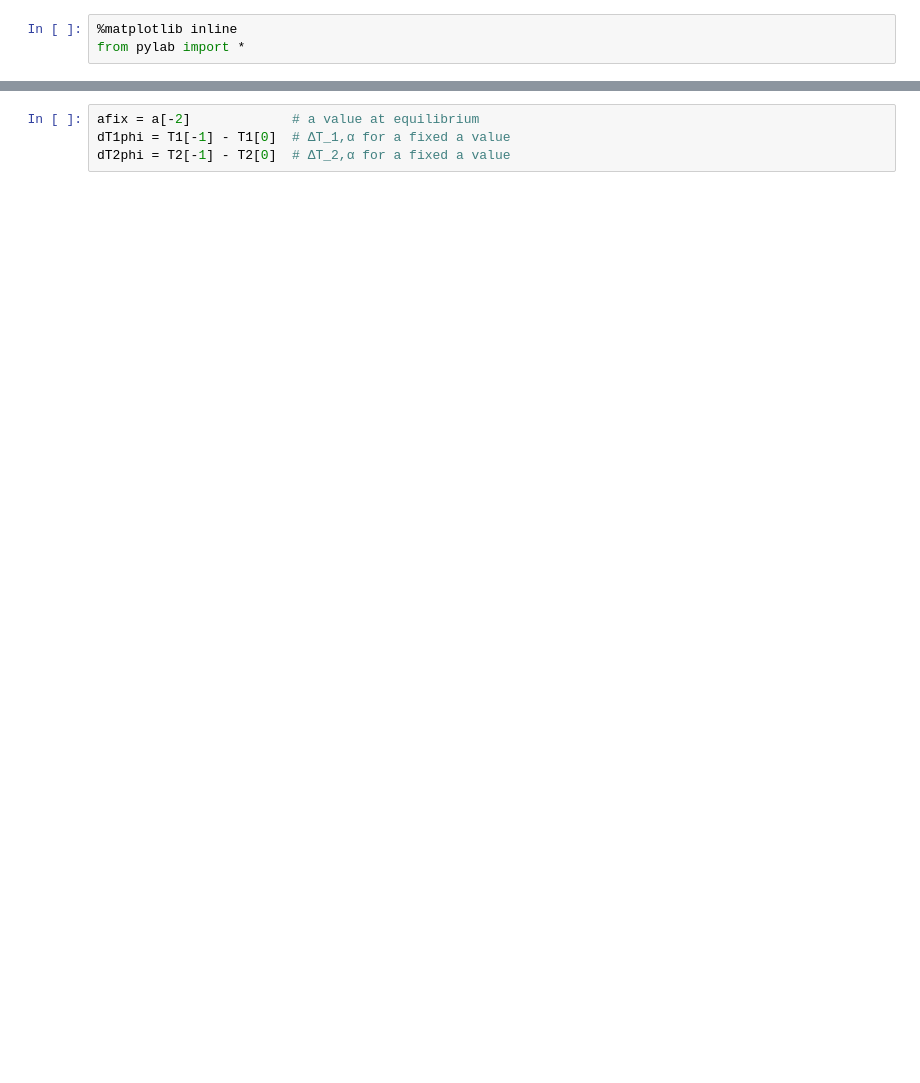
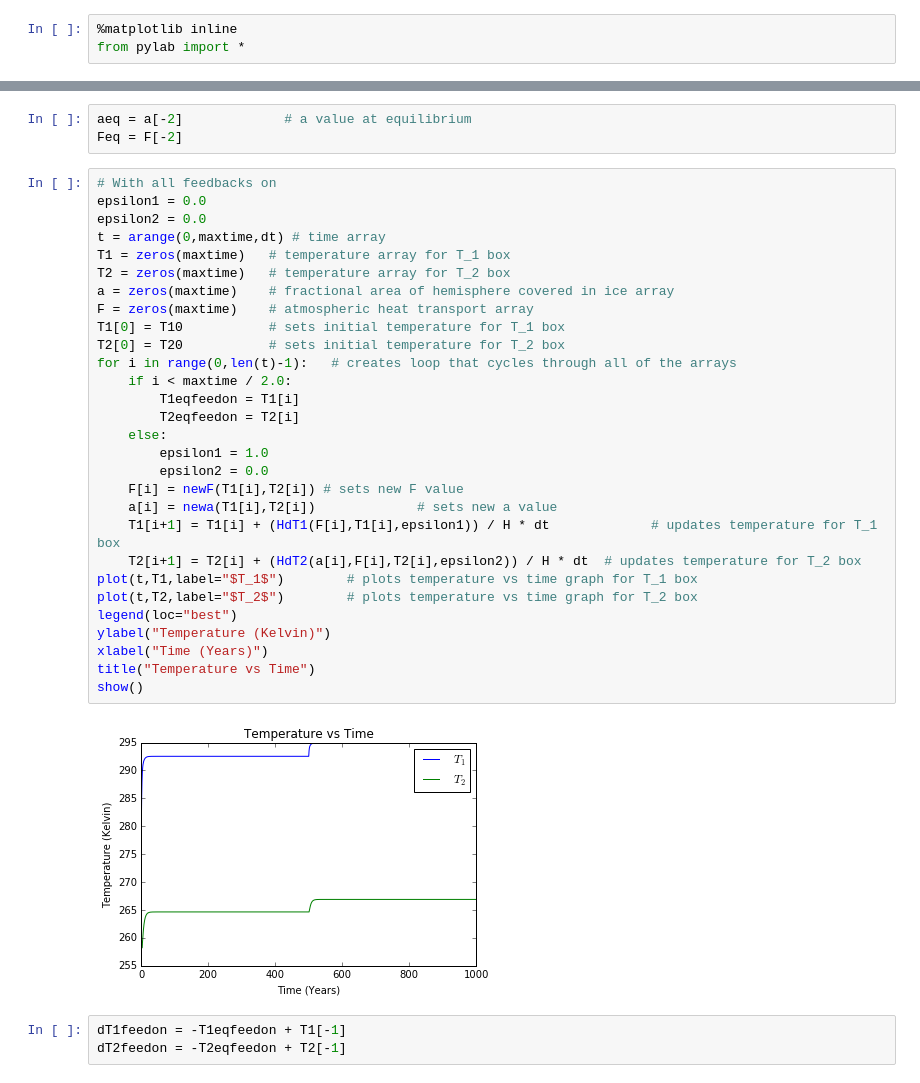
Before and after one commit to ccovington1959/Climate-Model, a Jupyter notebook: Climate Model.ipynb, the cells around one changed output, grey strips where cells are left out. Drawn from its saved outputs; the diff is of its cells as text; blank space fills up the shorter version.

```diff
--- a/Climate Model.ipynb
+++ b/Climate Model.ipynb
@@ -62,4 +63,37 @@ show()
-# %%
-afix = a[-2]             # a value at equilibrium
-dT1phi = T1[-1] - T1[0]  # ΔT_1,α for a fixed a value
-dT2phi = T2[-1] - T2[0]  # ΔT_2,α for a fixed a value
+# %%
+aeq = a[-2]             # a value at equilibrium
+Feq = F[-2]
+# %%
+# With all feedbacks on
+epsilon1 = 0.0
+epsilon2 = 0.0
+t = arange(0,maxtime,dt) # time array
+T1 = zeros(maxtime)   # temperature array for T_1 box
+T2 = zeros(maxtime)   # temperature array for T_2 box
+a = zeros(maxtime)    # fractional area of hemisphere covered in ice array
+F = zeros(maxtime)    # atmospheric heat transport array
+T1[0] = T10           # sets initial temperature for T_1 box
+T2[0] = T20           # sets initial temperature for T_2 box
+for i in range(0,len(t)-1):   # creates loop that cycles through all of the arrays
+    if i < maxtime / 2.0:
+        T1eqfeedon = T1[i]
+        T2eqfeedon = T2[i]
+    else:
+        epsilon1 = 1.0
+        epsilon2 = 0.0
+    F[i] = newF(T1[i],T2[i]) # sets new F value
+    a[i] = newa(T1[i],T2[i])             # sets new a value
+    T1[i+1] = T1[i] + (HdT1(F[i],T1[i],epsilon1)) / H * dt             # updates temperature for T_1 box
+    T2[i+1] = T2[i] + (HdT2(a[i],F[i],T2[i],epsilon2)) / H * dt  # updates temperature for T_2 box
+plot(t,T1,label="$T_1$")        # plots temperature vs time graph for T_1 box
+plot(t,T2,label="$T_2$")        # plots temperature vs time graph for T_2 box
+legend(loc="best")
+ylabel("Temperature (Kelvin)")
+xlabel("Time (Years)")
+title("Temperature vs Time")
+show()
+# %% [output]
+[figure, added]
+# %%
+dT1feedon = -T1eqfeedon + T1[-1]
+dT2feedon = -T2eqfeedon + T2[-1]
```
Also changed, not shown: parts of 12 cells of this notebook.
